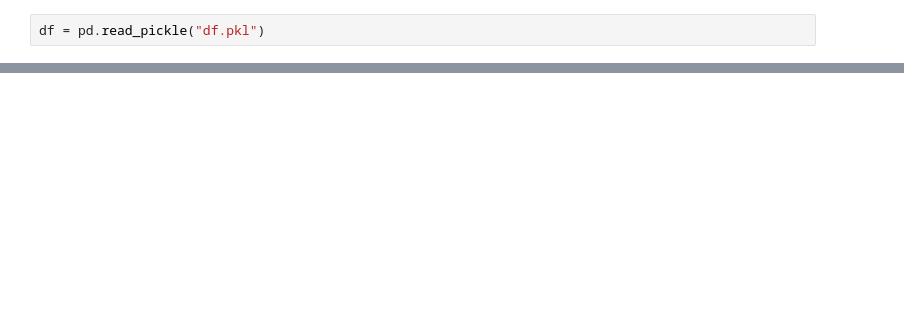
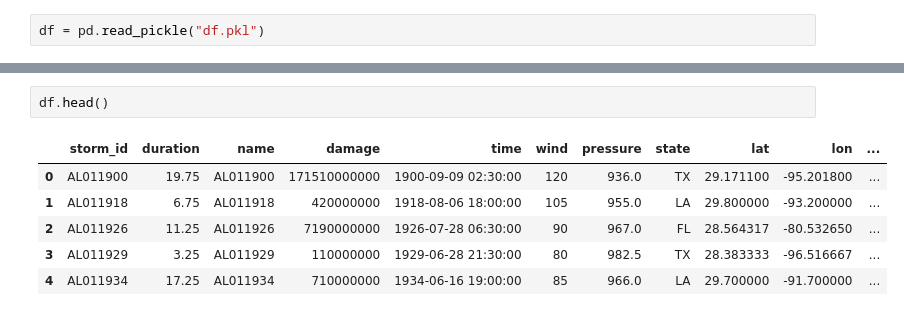
Before and after one commit to jagan-singh/Hurricane_Project, a Jupyter notebook: project.ipynb, the cells around one changed output, grey strips where cells are left out. Drawn from its saved outputs; the diff is of its cells as text; blank space fills up the shorter version.

```diff
--- a/project.ipynb
+++ b/project.ipynb
@@ -58,0 +115,9 @@ df.pressure.max()
+# %%
+df.head()
+# %% [output]
+|  | storm_id | duration | name | damage | time | wind | pressure | state | lat | lon | ... |
+| 0 | AL011900 | 19.75 | AL011900 | 171510000000 | 1900-09-09 02:30:00 | 120 | 936.0 | TX | 29.171100 | -95.201800 | ... |
+| 1 | AL011918 | 6.75 | AL011918 | 420000000 | 1918-08-06 18:00:00 | 105 | 955.0 | LA | 29.800000 | -93.200000 | ... |
+| 2 | AL011926 | 11.25 | AL011926 | 7190000000 | 1926-07-28 06:30:00 | 90 | 967.0 | FL | 28.564317 | -80.532650 | ... |
+| 3 | AL011929 | 3.25 | AL011929 | 110000000 | 1929-06-28 21:30:00 | 80 | 982.5 | TX | 28.383333 | -96.516667 | ... |
+| 4 | AL011934 | 17.25 | AL011934 | 710000000 | 1934-06-16 19:00:00 | 85 | 966.0 | LA | 29.700000 | -91.700000 | ... |
```
Also changed, not shown: parts of 17 cells of this notebook, 7 other files.
